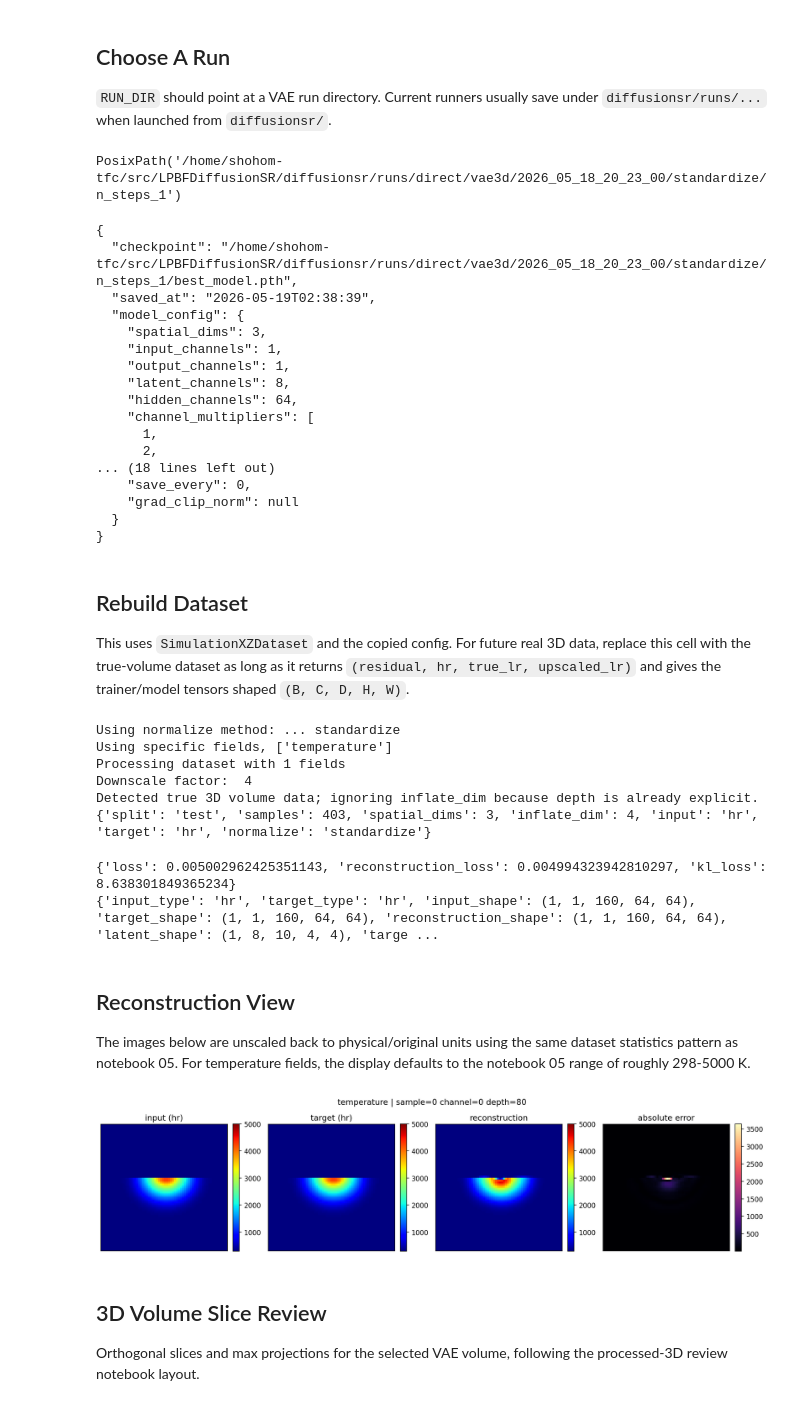
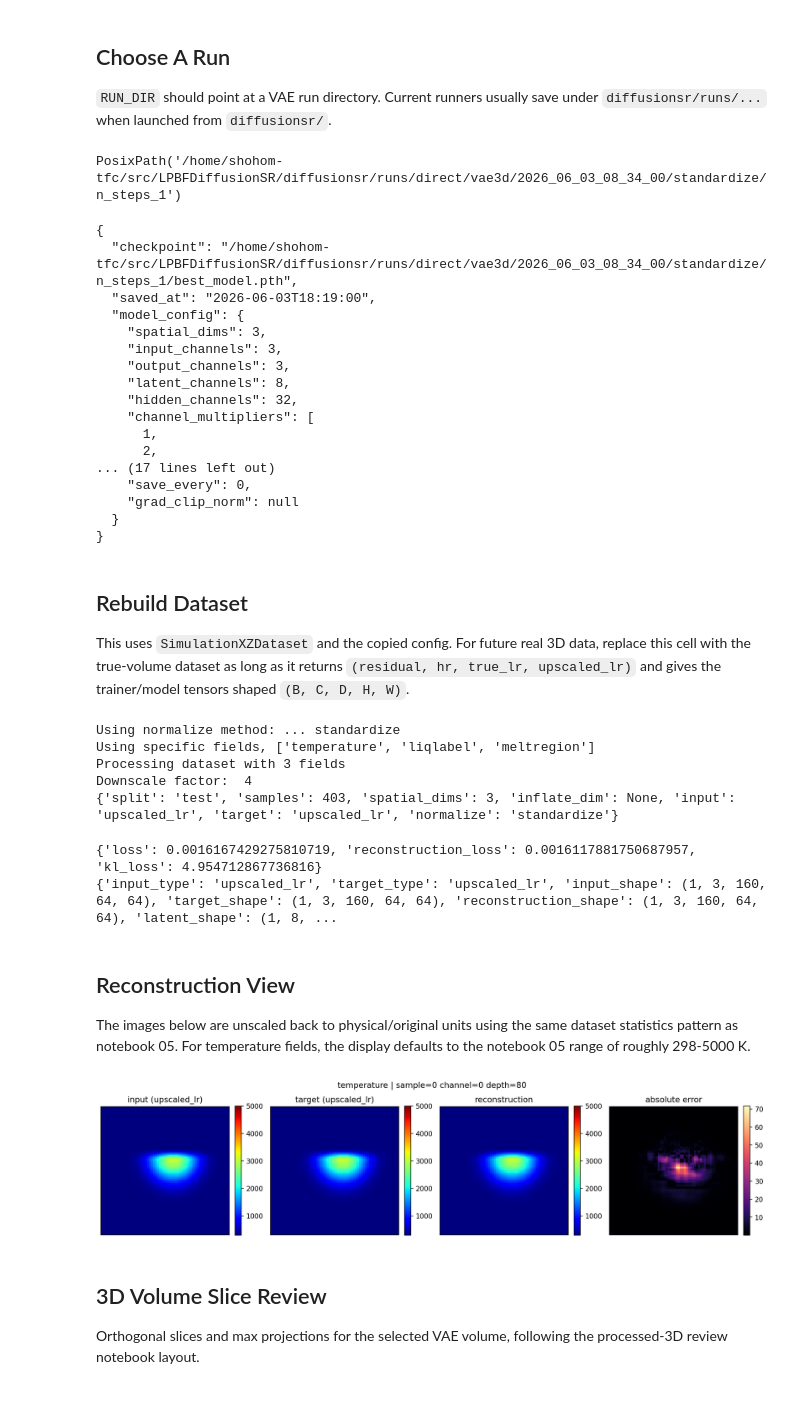
Before and after one commit to ngng-maker/DiffusionSR_shohom, a Jupyter notebook: diffusionsr/notebooks/06_vae_results.ipynb, the cells around one changed output. Drawn from its saved outputs; the diff is of its cells as text; code cells hidden in the pictures.

```diff
--- a/diffusionsr/notebooks/06_vae_results.ipynb
+++ b/diffusionsr/notebooks/06_vae_results.ipynb
@@ -39,7 +39,9 @@ PROJECT_ROOT, DEVICE
 `RUN_DIR` should point at a VAE run directory. Current runners usually save under `diffusionsr/runs/...` when launched from `diffusionsr/`.
 # %%
 RUN_DIR = PROJECT_ROOT / "diffusionsr" / "runs" / "direct" / "vae2d" / "2026_05_18_15_08_05" / "standardize" / "n_steps_1"
-RUN_DIR = "/home/shohom-tfc/src/LPBFDiffusionSR/diffusionsr/runs/direct/vae3d/2026_05_18_20_23_00/standardize/n_steps_1"
+RUN_DIR = "/home/shohom-tfc/src/LPBFDiffusionSR/diffusionsr/runs/direct/vae3d/2026_06_03_08_34_00/standardize/n_steps_1"#"/home/shohom-tfc/src/LPBFDiffusionSR/diffusionsr/runs/direct/vae3d/2026_05_18_20_23_00/standardize/n_steps_1"
+MULTIFIELD_VAE_RUN_DIR = PROJECT_ROOT / "diffusionsr" / "runs" / "direct" / "vae3d" / "2026_06_03_08_34_00" / "standardize" / "n_steps_1"
+# RUN_DIR = MULTIFIELD_VAE_RUN_DIR
 CHECKPOINT_NAME = "best_model.pth"  # or "ckpt.pth"
 DATA_SPLIT = "test"  # "dev" is often useful if test stats/data are not present yet
 BATCH_SIZE = 1
@@ -58,7 +60,7 @@ assert CHECKPOINT_PATH.exists(), f"Missing checkpoint: {CHECKPOINT_PATH}"
 assert CONFIG_PATH.exists(), f"Missing copied config: {CONFIG_PATH}"
 RUN_DIR
 # %% [output]
-PosixPath('/home/shohom-tfc/src/LPBFDiffusionSR/diffusionsr/runs/direct/vae3d/2026_05_18_20_23_00/standardize/n_steps_1')
+PosixPath('/home/shohom-tfc/src/LPBFDiffusionSR/diffusionsr/runs/direct/vae3d/2026_06_03_08_34_00/standardize/n_steps_1')
 # %%
 checkpoint = torch.load(CHECKPOINT_PATH, map_location=DEVICE)
 with open(CONFIG_PATH, "r") as f:
@@ -83,18 +85,18 @@ model.eval()
 print(json.dumps({"checkpoint": str(CHECKPOINT_PATH), "saved_at": checkpoint.get("saved_at"), "model_config": model_config, "trainer_config": trainer_config}, indent=2, default=str))
 # %% [output]
 {
-  "checkpoint": "/home/shohom-tfc/src/LPBFDiffusionSR/diffusionsr/runs/direct/vae3d/2026_05_18_20_23_00/standardize/n_steps_1/best_model.pth",
-  "saved_at": "2026-05-19T02:38:39",
+  "checkpoint": "/home/shohom-tfc/src/LPBFDiffusionSR/diffusionsr/runs/direct/vae3d/2026_06_03_08_34_00/standardize/n_steps_1/best_model.pth",
+  "saved_at": "2026-06-03T18:19:00",
   "model_config": {
     "spatial_dims": 3,
-    "input_channels": 1,
-    "output_channels": 1,
+    "input_channels": 3,
+    "output_channels": 3,
     "latent_channels": 8,
-    "hidden_channels": 64,
+    "hidden_channels": 32,
     "channel_multipliers": [
       1,
       2,
-... (18 lines left out)
+... (17 lines left out)
     "save_every": 0,
     "grad_clip_norm": null
   }
@@ -106,16 +108,19 @@ This uses `SimulationXZDataset` and the copied config. For future real 3D data,
 # %%
 def config_to_field_names(config_dict):
     fields = config_dict.get("fields")
+    field_aliases = {"melt_region": "meltregion"}
     if fields == "temperature":
         return ["temperature"]
     if fields == "temperature_liqlabel":
         return ["temperature", "liqlabel"]
+    if fields in ["temperature_liqlabel_meltregion", "temperature_liqlabel_melt_region"]:
+        return ["temperature", "liqlabel", "meltregion"]
     if fields == "all_but_pressure":
         return ["vx", "temperature", "vy", "vz", "liqlabel"]
     if fields in ["all", None]:
         return None
     if isinstance(fields, (list, tuple)):
-        return list(fields)
+        return [field_aliases.get(field, field) for field in fields]
     raise ValueError(f"Unsupported fields config: {fields}")
 
 
@@ -218,11 +223,10 @@ print({
 })
 # %% [output]
 Using normalize method: ... standardize
-Using specific fields, ['temperature']
-Processing dataset with 1 fields
+Using specific fields, ['temperature', 'liqlabel', 'meltregion']
+Processing dataset with 3 fields
 Downscale factor:  4
-Detected true 3D volume data; ignoring inflate_dim because depth is already explicit.
-{'split': 'test', 'samples': 403, 'spatial_dims': 3, 'inflate_dim': 4, 'input': 'hr', 'target': 'hr', 'normalize': 'standardize'}
+{'split': 'test', 'samples': 403, 'spatial_dims': 3, 'inflate_dim': None, 'input': 'upscaled_lr', 'target': 'upscaled_lr', 'normalize': 'standardize'}
 # %%
 TARGET_INDEX = {"residual": 0, "hr": 1, "high_resolution": 1, "lr": 2, "true_lr": 2, "upscaled_lr": 3}
 target_type = trainer_config.get("target_type", config.get("vae_target", "hr"))
@@ -283,8 +287,8 @@ print({
     "reconstruction_unscaled_range": (float(np.nanmin(reconstruction_unscaled)), float(np.nanmax(reconstruction_unscaled))),
 })
 # %% [output]
-{'loss': 0.005002962425351143, 'reconstruction_loss': 0.004994323942810297, 'kl_loss': 8.638301849365234}
-{'input_type': 'hr', 'target_type': 'hr', 'input_shape': (1, 1, 160, 64, 64), 'target_shape': (1, 1, 160, 64, 64), 'reconstruction_shape': (1, 1, 160, 64, 64), 'latent_shape': (1, 8, 10, 4, 4), 'targe ...
+{'loss': 0.0016167429275810719, 'reconstruction_loss': 0.0016117881750687957, 'kl_loss': 4.954712867736816}
+{'input_type': 'upscaled_lr', 'target_type': 'upscaled_lr', 'input_shape': (1, 3, 160, 64, 64), 'target_shape': (1, 3, 160, 64, 64), 'reconstruction_shape': (1, 3, 160, 64, 64), 'latent_shape': (1, 8, ...
 # %% [markdown]
 ## Reconstruction View
 
@@ -309,7 +313,7 @@ def display_settings(dataset, data_type, channel_index):
     field_name = field_names[channel_index % len(field_names)] if field_names else "field"
     if data_type != "residual" and field_name == "temperature":
         return "jet", 298.0, 5000.0, field_name
-    if field_name == "liqlabel":
+    if field_name in ["liqlabel", "meltregion"]:
         return "gray", 0.0, 1.0, field_name
     return "viridis", None, None, field_name
 
@@ -330,34 +334,34 @@ recon_slice, _, _, _ = display_slice(
     reconstruction_unscaled,
     SAMPLE_INDEX,
     CHANNEL_INDEX,
     DEPTH_INDEX,
 )
 error_slice = np.abs(recon_slice - target_slice)
 
 cmap, vmin, vmax, field_name = display_settings(dataset, target_type, target_channel_idx)
 input_cmap, input_vmin, input_vmax, input_field_name = display_settings(dataset, input_type, input_channel_idx)
 
 fig, axes = plt.subplots(1, 4, figsize=(14, 3.5), dpi=160)
 panels = [
     (f"input ({input_type})", input_slice, input_cmap, input_vmin, input_vmax),
     (f"target ({target_type})", target_slice, cmap, vmin, vmax),
     ("reconstruction", recon_slice, cmap, vmin, vmax),
     ("absolute error", error_slice, "magma", None, None),
 ]
 for ax, (title, array, panel_cmap, panel_vmin, panel_vmax) in zip(axes, panels):
     im = ax.imshow(array.T, origin="lower", cmap=panel_cmap, vmin=panel_vmin, vmax=panel_vmax)
     ax.set_title(title)
     ax.set_xticks([])
     ax.set_yticks([])
     fig.colorbar(im, ax=ax, fraction=0.046, pad=0.04)
 fig.suptitle(
     f"{field_name} | sample={sample_idx} channel={target_channel_idx}"
     + (f" depth={used_depth}" if used_depth is not None else "")
 )
 fig.tight_layout()
 plt.show()
 # %% [output]
-[figure, old version]
+[figure, new version]
 # %% [markdown]
 ## 3D Volume Slice Review
 
```
Also changed, not shown: parts of 10 cells of this notebook, 1 other file.
